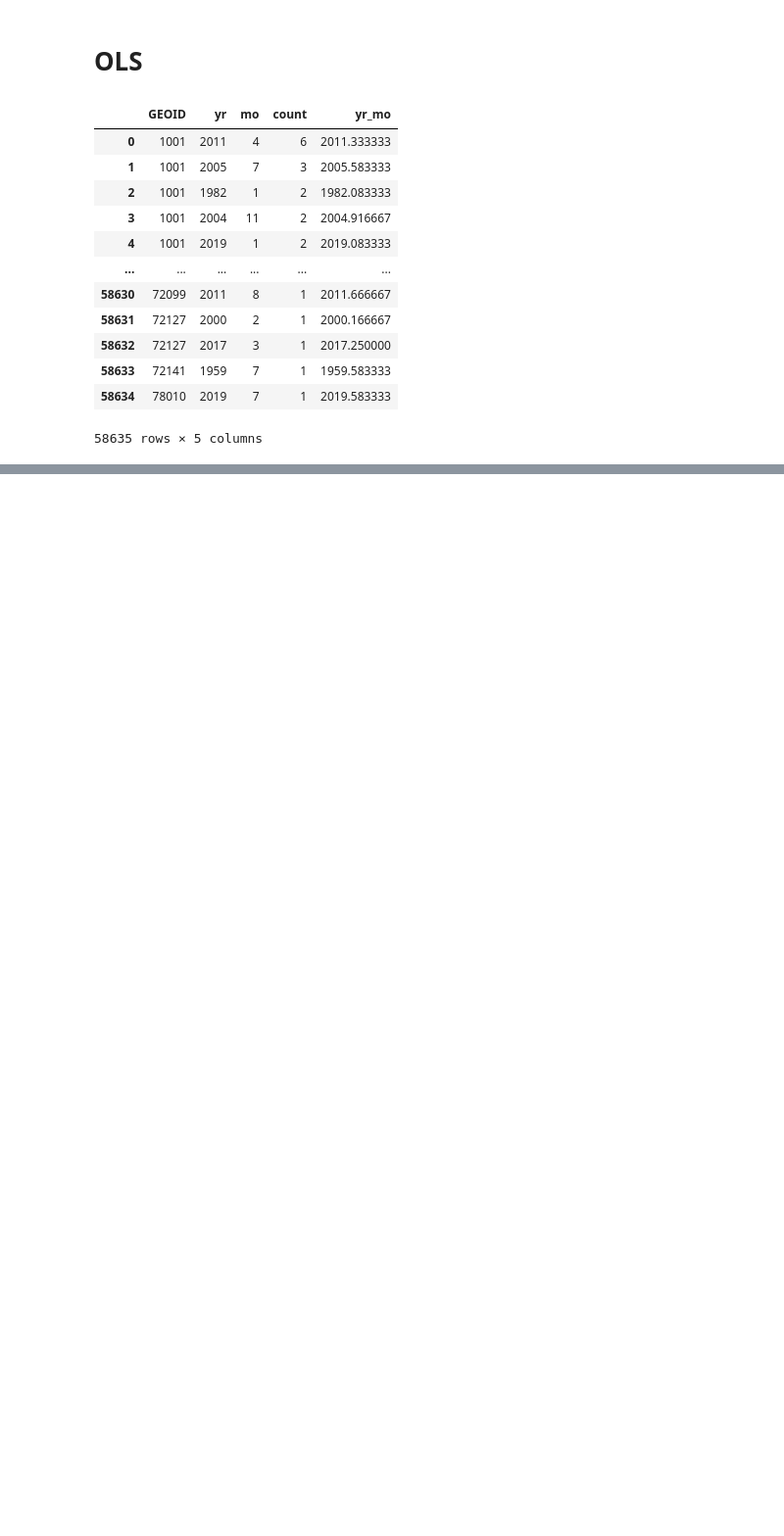
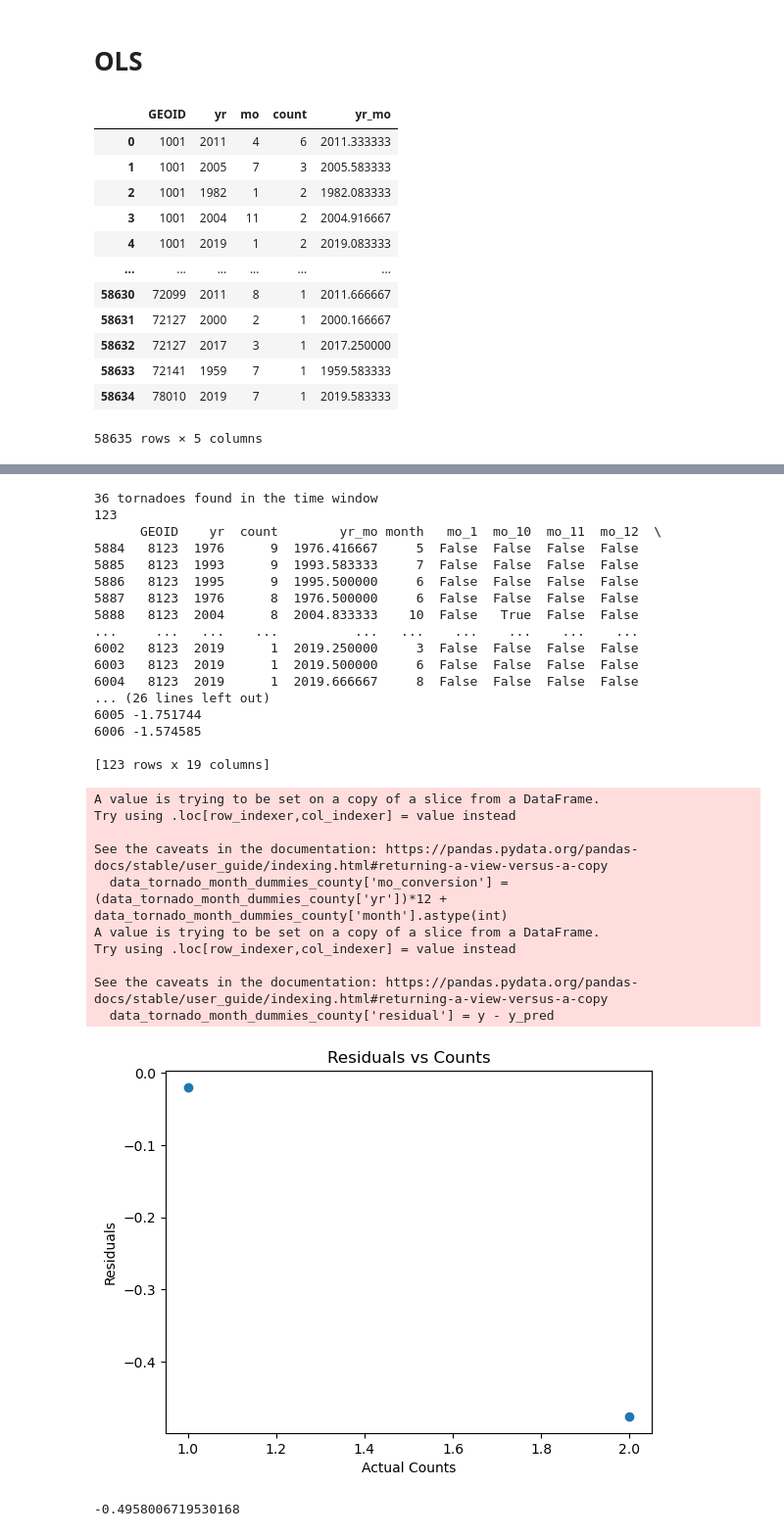
Before and after one commit to kmorhun/disasters_and_politics, a Jupyter notebook: src/overview_and_time_series_2.ipynb, the cells around one changed output, grey strips where cells are left out. Shown at 98% size. Cells and saved outputs as stored; diff of their text form; code cells hidden in the pictures; blank space fills up the shorter version.

```diff
--- a/src/overview_and_time_series_2.ipynb
+++ b/src/overview_and_time_series_2.ipynb
@@ -415,0 +478,32 @@ plot_pacf(residuals)
+# %%
+add_residuals(2000, 6, 8123)
+# %% [output]
+36 tornadoes found in the time window
+123
+      GEOID    yr  count        yr_mo month   mo_1  mo_10  mo_11  mo_12  \
+5884   8123  1976      9  1976.416667     5  False  False  False  False
+5885   8123  1993      9  1993.583333     7  False  False  False  False
+5886   8123  1995      9  1995.500000     6  False  False  False  False
+5887   8123  1976      8  1976.500000     6  False  False  False  False
+5888   8123  2004      8  2004.833333    10  False   True  False  False
+...     ...   ...    ...          ...   ...    ...    ...    ...    ...
+6002   8123  2019      1  2019.250000     3  False  False  False  False
+6003   8123  2019      1  2019.500000     6  False  False  False  False
+6004   8123  2019      1  2019.666667     8  False  False  False  False
+... (26 lines left out)
+6005 -1.751744
+6006 -1.574585
+
+[123 rows x 19 columns]
+A value is trying to be set on a copy of a slice from a DataFrame.
+Try using .loc[row_indexer,col_indexer] = value instead
+
+See the caveats in the documentation: https://pandas.pydata.org/pandas-docs/stable/user_guide/indexing.html#returning-a-view-versus-a-copy
+  data_tornado_month_dummies_county['mo_conversion'] = (data_tornado_month_dummies_county['yr'])*12 + data_tornado_month_dummies_county['month'].astype(int)
+A value is trying to be set on a copy of a slice from a DataFrame.
+Try using .loc[row_indexer,col_indexer] = value instead
+
+See the caveats in the documentation: https://pandas.pydata.org/pandas-docs/stable/user_guide/indexing.html#returning-a-view-versus-a-copy
+  data_tornado_month_dummies_county['residual'] = y - y_pred
+[figure, added]
+-0.4958006719530168
```
Also changed, not shown: parts of 8 cells of this notebook.
